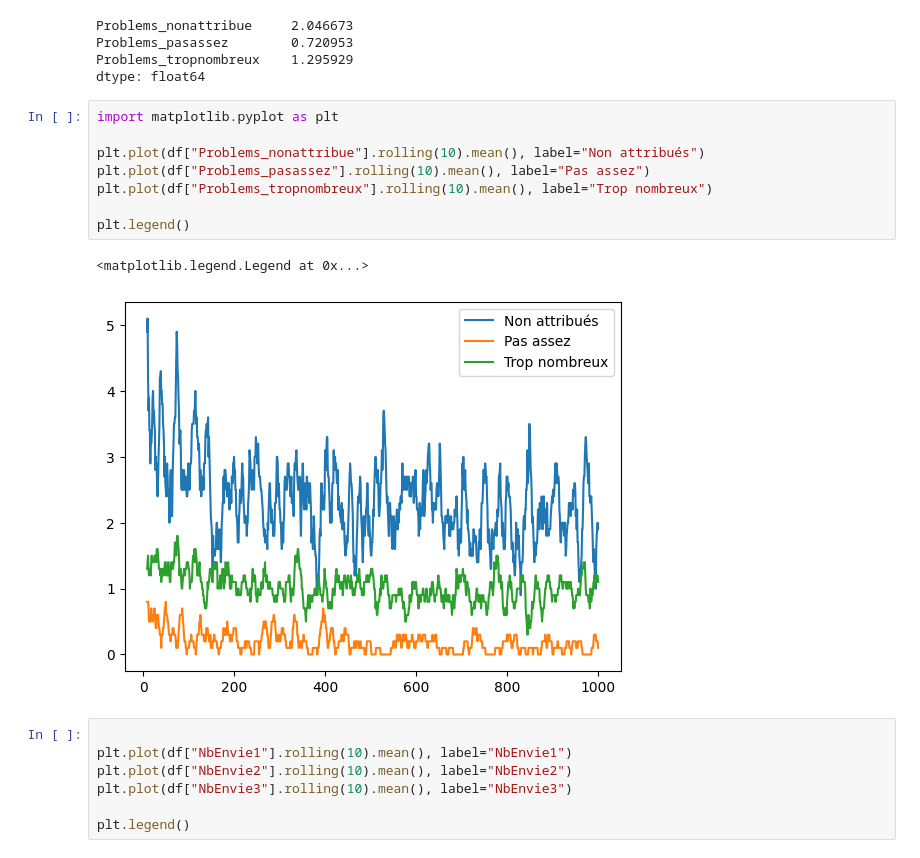
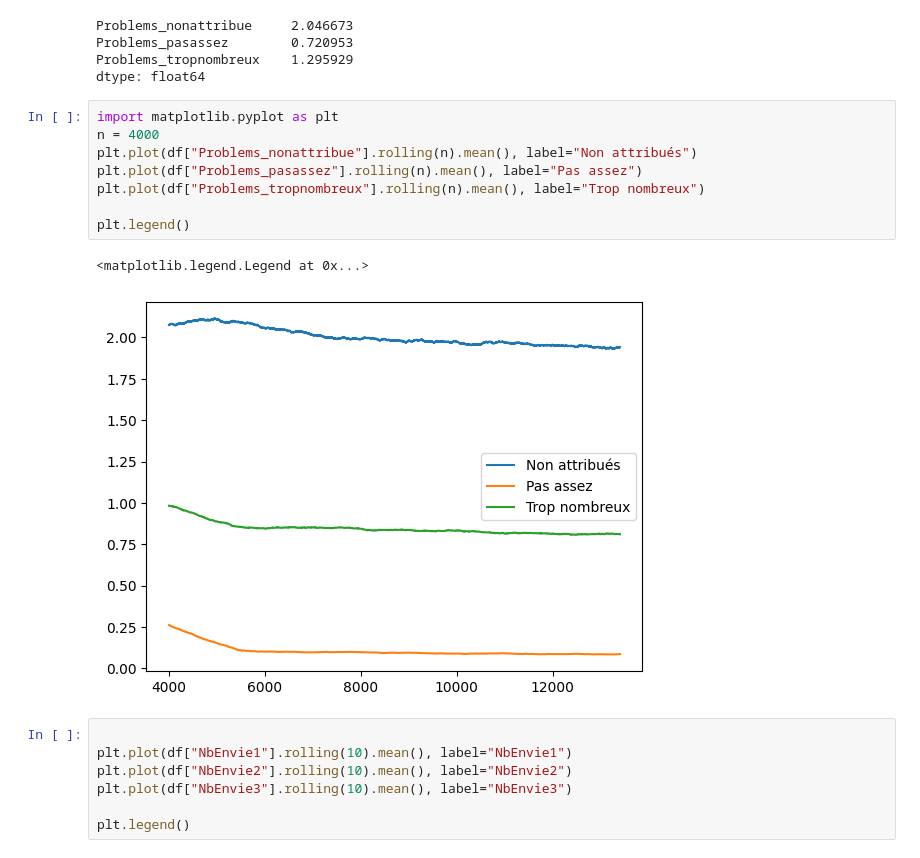
Before and after one commit to RadoTheProgrammer/TM-code, a Jupyter notebook: sandbox.ipynb, the cells around one changed output. Drawn from its saved outputs; the diff is of its cells as text.

```diff
--- a/sandbox.ipynb
+++ b/sandbox.ipynb
@@ -545,15 +565,15 @@ Problems_tropnombreux    1.295929
 dtype: float64
 # %%
 import matplotlib.pyplot as plt
-
-plt.plot(df["Problems_nonattribue"].rolling(10).mean(), label="Non attribués")
-plt.plot(df["Problems_pasassez"].rolling(10).mean(), label="Pas assez")
-plt.plot(df["Problems_tropnombreux"].rolling(10).mean(), label="Trop nombreux")
+n = 4000
+plt.plot(df["Problems_nonattribue"].rolling(n).mean(), label="Non attribués")
+plt.plot(df["Problems_pasassez"].rolling(n).mean(), label="Pas assez")
+plt.plot(df["Problems_tropnombreux"].rolling(n).mean(), label="Trop nombreux")
 
 plt.legend()
 # %% [output]
 <matplotlib.legend.Legend at 0x...>
-[figure, old version]
+[figure, new version]
 # %%
 
 plt.plot(df["NbEnvie1"].rolling(10).mean(), label="NbEnvie1")
```
Also changed, not shown: parts of 2 cells of this notebook, 5 other files.
